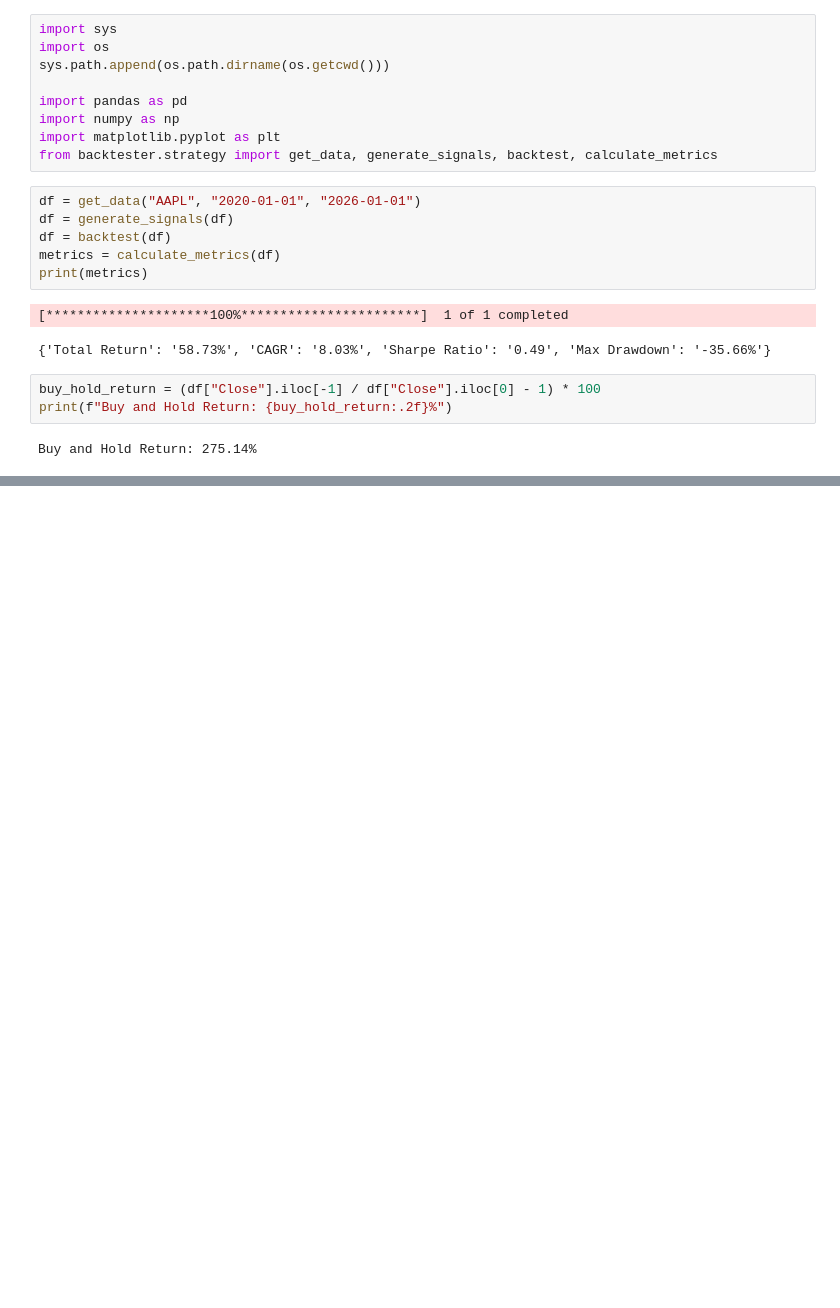
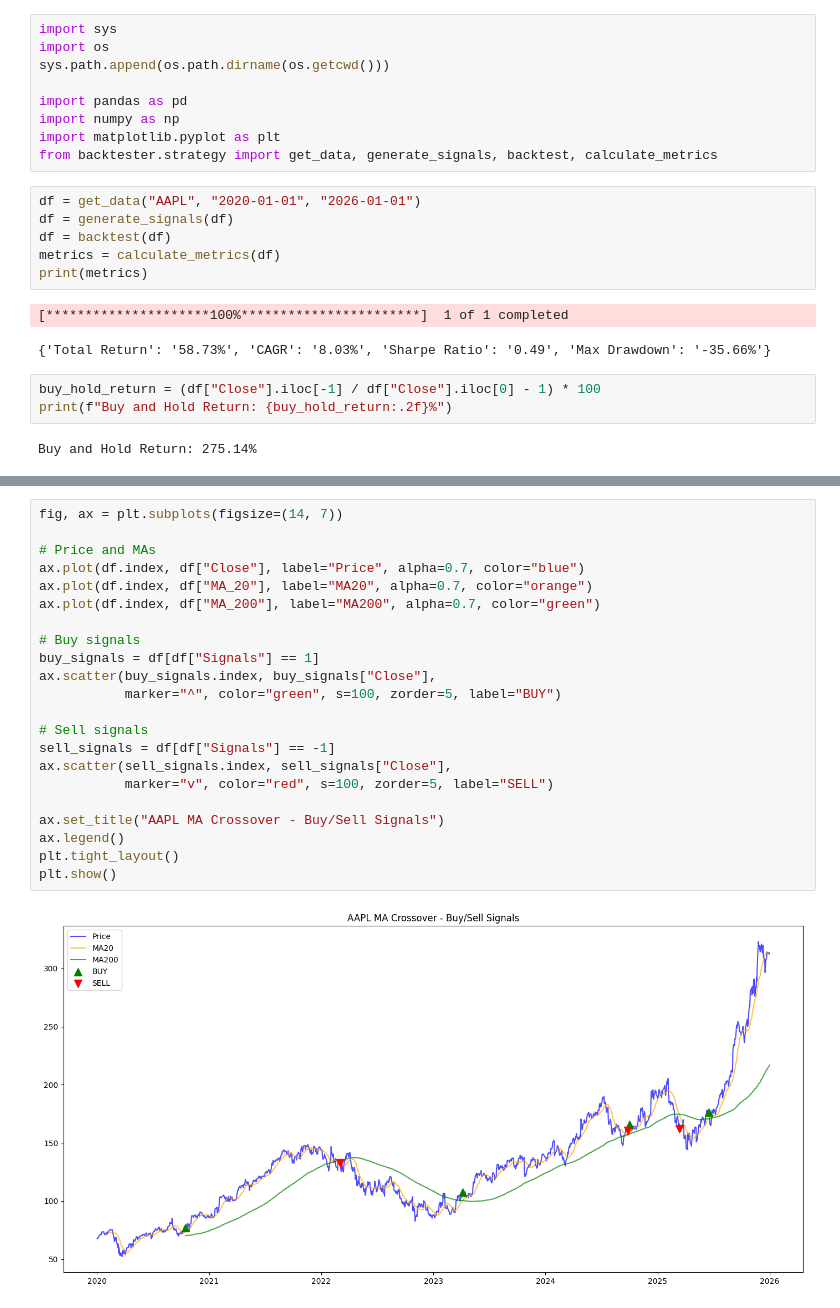
Before and after one commit to UjjwalBBhatta/ma-crossover-backtester, a Jupyter notebook: notebooks/ma_crossover.ipynb, the cells around one changed output, grey strips where cells are left out. Saved outputs shown, nothing was run; the diff lists cells and outputs as text; blank space fills up the shorter version.

```diff
--- a/notebooks/ma_crossover.ipynb
+++ b/notebooks/ma_crossover.ipynb
@@ -50,0 +51,24 @@ plt.show()
+# %%
+fig, ax = plt.subplots(figsize=(14, 7))
+
+# Price and MAs
+ax.plot(df.index, df["Close"], label="Price", alpha=0.7, color="blue")
+ax.plot(df.index, df["MA_20"], label="MA20", alpha=0.7, color="orange")
+ax.plot(df.index, df["MA_200"], label="MA200", alpha=0.7, color="green")
+
+# Buy signals
+buy_signals = df[df["Signals"] == 1]
+ax.scatter(buy_signals.index, buy_signals["Close"],
+           marker="^", color="green", s=100, zorder=5, label="BUY")
+
+# Sell signals
+sell_signals = df[df["Signals"] == -1]
+ax.scatter(sell_signals.index, sell_signals["Close"],
+           marker="v", color="red", s=100, zorder=5, label="SELL")
+
+ax.set_title("AAPL MA Crossover - Buy/Sell Signals")
+ax.legend()
+plt.tight_layout()
+plt.show()
+# %% [output]
+[figure, added]
```
Also changed, not shown: parts of 1 cell of this notebook, 2 other files.
